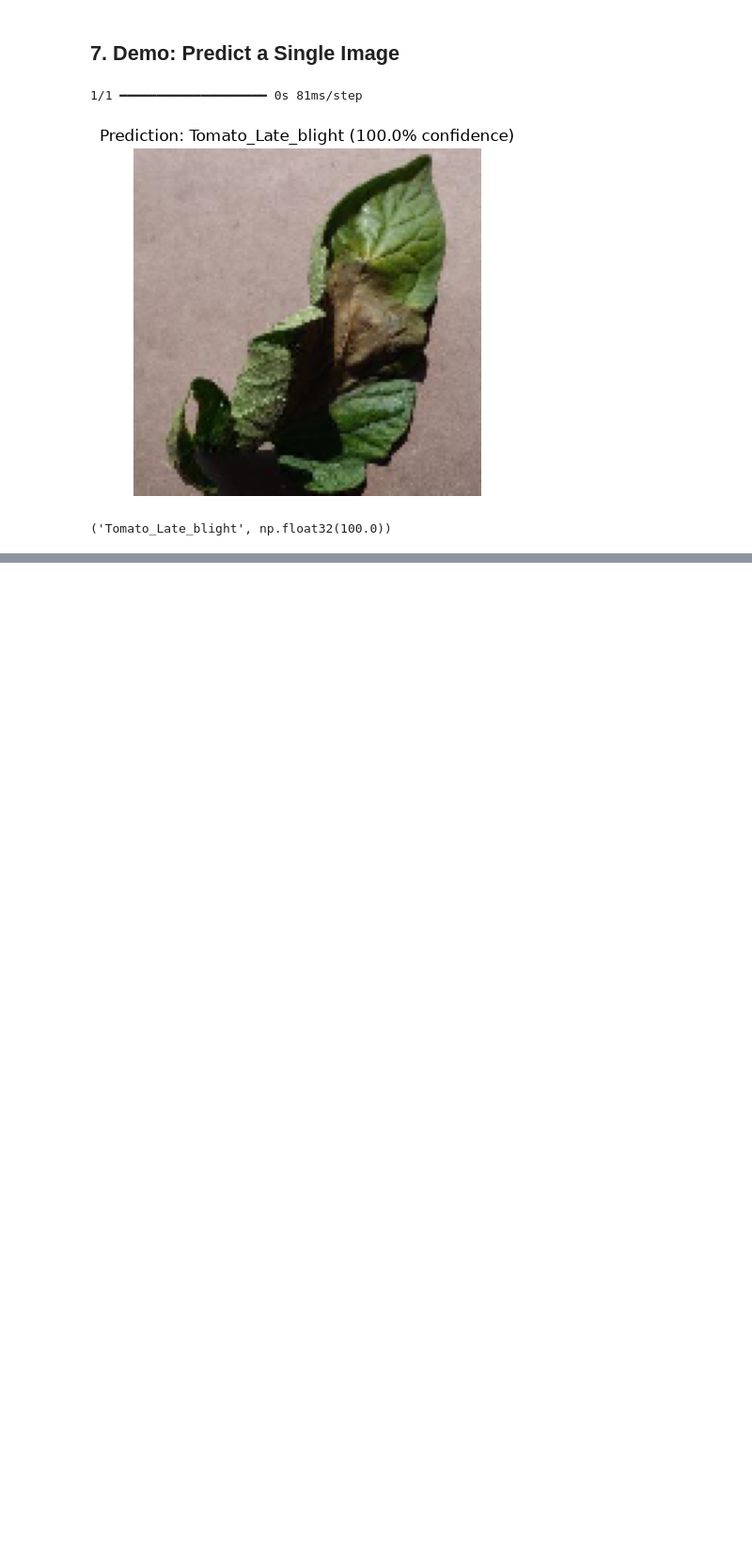
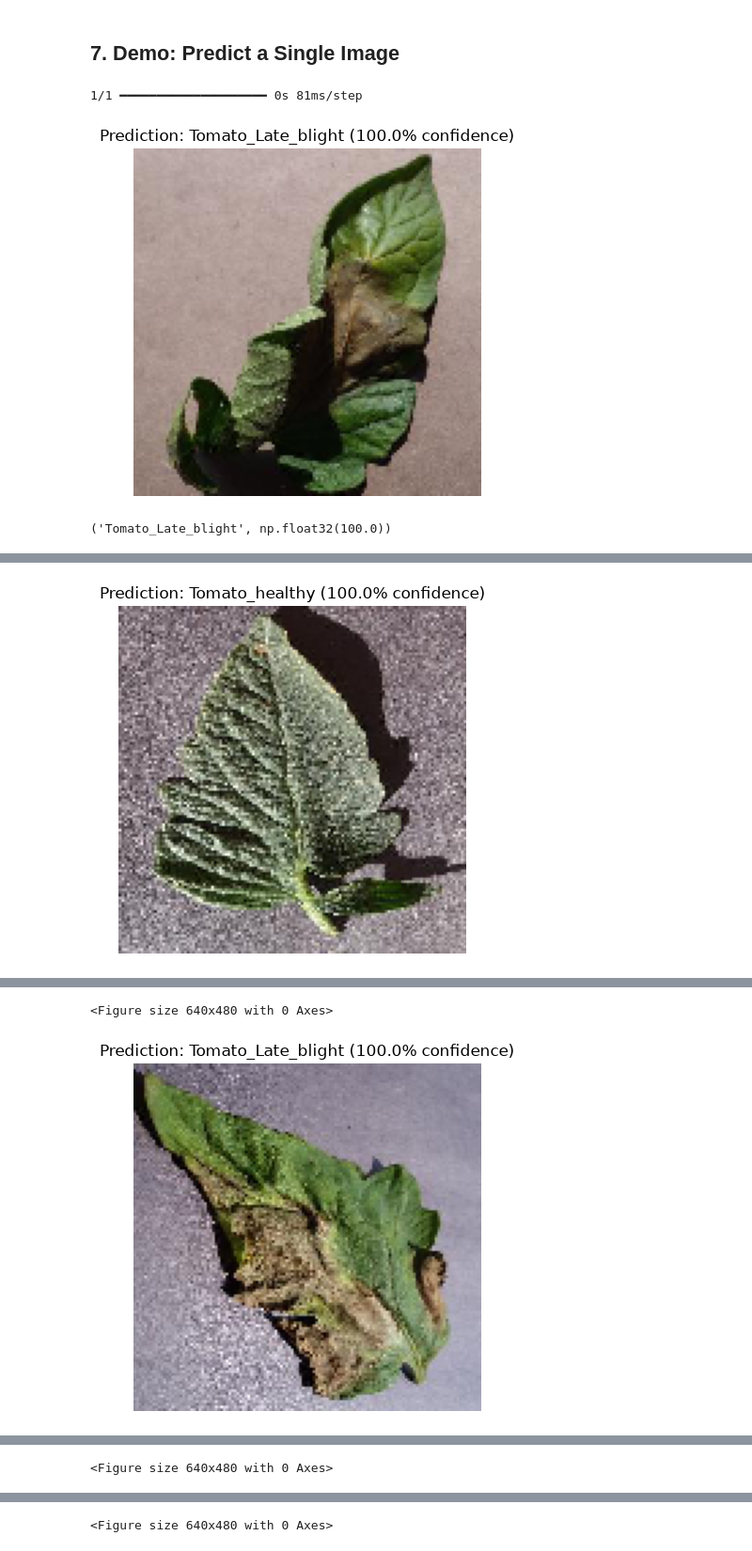
Before and after one commit to BD-Tech2000/tomato-leaf-disease-classifier, a Jupyter notebook: tomato_disease_classifier.ipynb, the cells around one changed output, grey strips where cells are left out. Shown at 94% size. Drawn from its saved outputs; the diff is of its cells as text; code cells hidden in the pictures; blank space fills up the shorter version.

Commit message:
Add limitations, example predictions, rename notebook

```diff
--- a/CODE.ipynb
+++ b/tomato_disease_classifier.ipynb
@@ -362,3 +362,17 @@ predict_image(test_image_path, model, class_labels)
 1/1 ━━━━━━━━━━━━━━━━━━━━ 0s 81ms/step
 [figure]
 ('Tomato_Late_blight', np.float32(100.0))
+# %%
+import random
+
+example_classes = ["Tomato_healthy", "Tomato_Late_blight", "Tomato__Tomato_YellowLeaf__Curl_Virus"]
+
+for i, cls in enumerate(example_classes):
+    folder = os.path.join("data_tomato/val", cls)
+    img_name = random.choice(os.listdir(folder))
+    img_path = os.path.join(folder, img_name)
+
+    plt.figure()
+    predicted_class, confidence = predict_image(img_path, model, class_labels)
+    plt.savefig(f"example_prediction_{i+1}.png")
+# %% [output]
@@ -364,0 +380 @@ predict_image(test_image_path, model, class_labels)
+[figure, added]
@@ -364,0 +382,2 @@ predict_image(test_image_path, model, class_labels)
+<Figure size 640x480 with 0 Axes>
+[figure, added]
@@ -364,0 +385 @@ predict_image(test_image_path, model, class_labels)
+<Figure size 640x480 with 0 Axes>
@@ -364,0 +387 @@ predict_image(test_image_path, model, class_labels)
+<Figure size 640x480 with 0 Axes>
```
Also changed, not shown: parts of 1 cell of this notebook, 4 other files.
